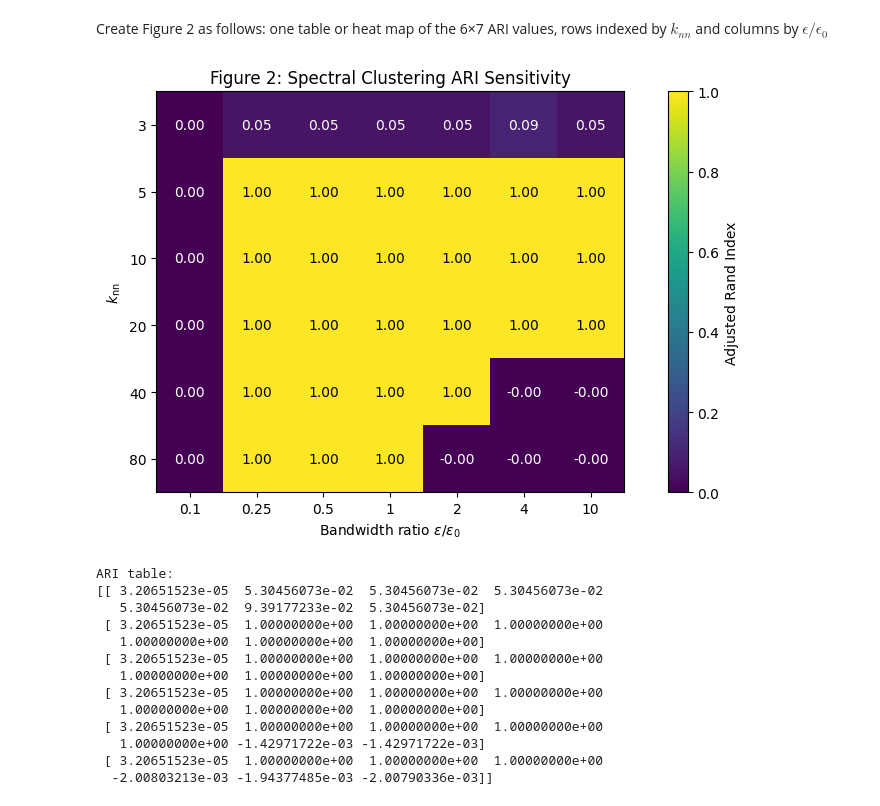
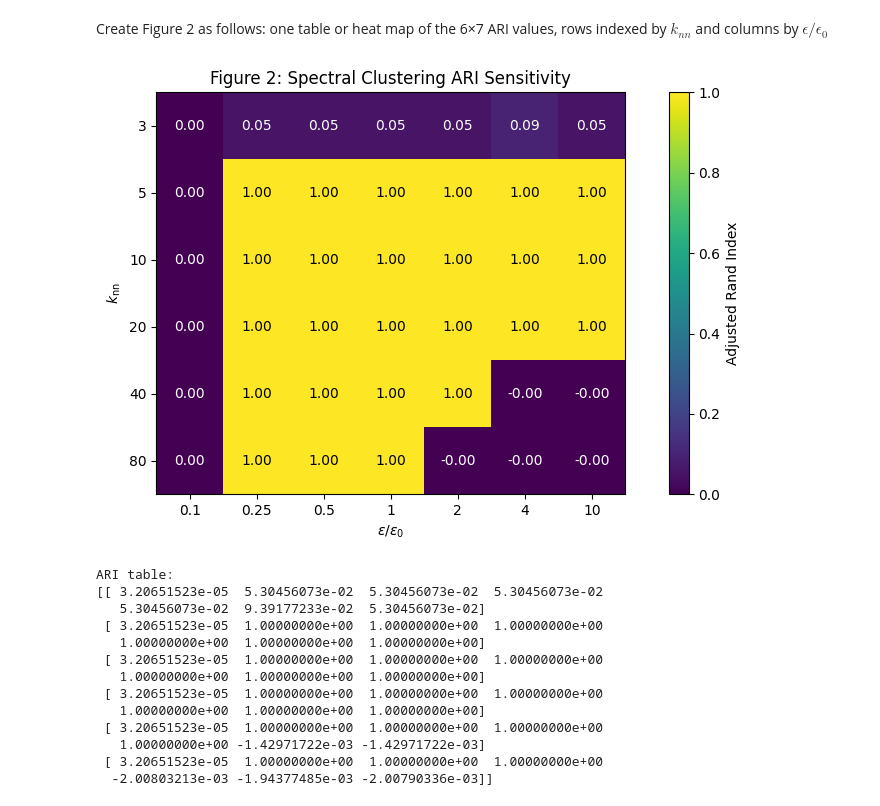
Before and after one commit to maxmartin40/Math-5750-Projects, a Jupyter notebook: Homework3.ipynb, the cells around one changed output. Saved outputs shown, nothing was run; the diff lists cells and outputs as text; code cells hidden in the pictures.

```diff
--- a/Homework3.ipynb
+++ b/Homework3.ipynb
@@ -167,34 +167,34 @@ by $\epsilon/\epsilon_0$
 # %%
 fig, ax = plt.subplots(figsize=(9, 5))
 
 im = ax.imshow(ari_table, cmap="viridis", vmin=0, vmax=1)
 
 ax.set_xticks(range(len(epsilon_ratios)))
 ax.set_xticklabels(epsilon_ratios)
 ax.set_yticks(range(len(knn_values)))
 ax.set_yticklabels(knn_values)
 
-ax.set_xlabel(r"Bandwidth ratio $\epsilon / \epsilon_0$")
+ax.set_xlabel(r"$\epsilon / \epsilon_0$")
 ax.set_ylabel(r"$k_{\mathrm{nn}}$")
 ax.set_title("Figure 2: Spectral Clustering ARI Sensitivity")
 
 # Put the ARI value inside each heat-map square
 for i in range(len(knn_values)):
     for j in range(len(epsilon_ratios)):
         color = "white" if ari_table[i, j] < 0.5 else "black"
         ax.text(
             j, i, f"{ari_table[i, j]:.2f}",
             ha="center", va="center", color=color
         )
 
 plt.colorbar(im, ax=ax, label="Adjusted Rand Index")
 plt.tight_layout()
 plt.show()
 
 print("ARI table:")
 print(ari_table)
 # %% [output]
-[figure, old version]
+[figure, new version]
 ARI table:
 [[ 3.20651523e-05  5.30456073e-02  5.30456073e-02  5.30456073e-02
    5.30456073e-02  9.39177233e-02  5.30456073e-02]
```
